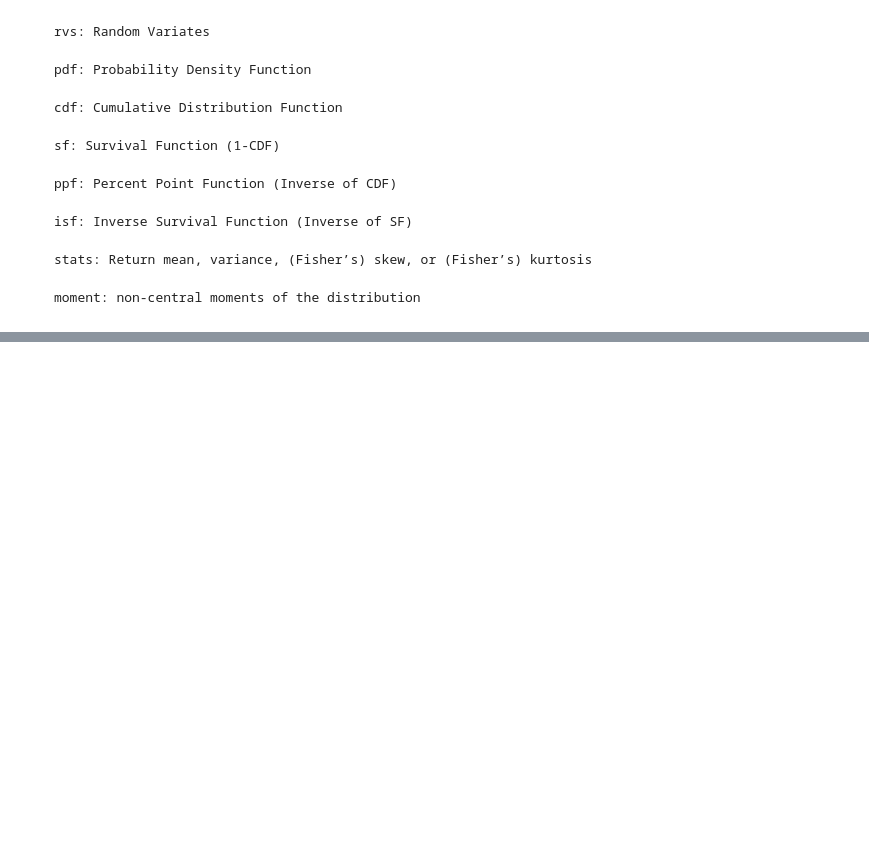
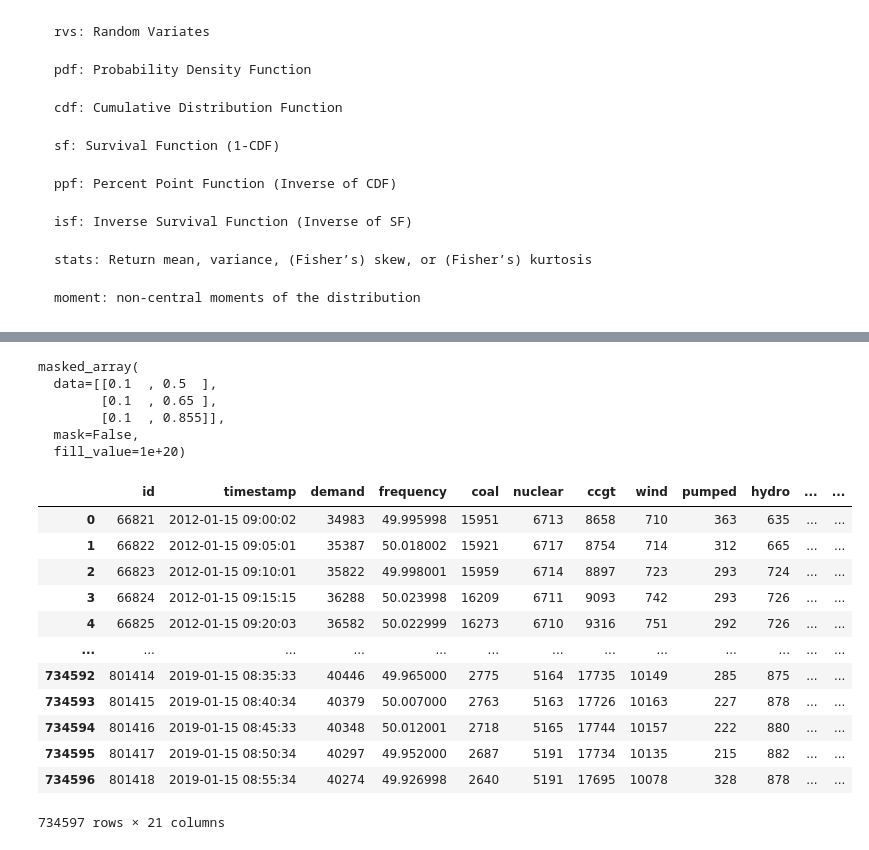
Before and after one commit to jlivsey/CenTS-pickupPy, a Jupyter notebook: python/notebooks/random-number-generation.ipynb, the cells around one changed output, grey strips where cells are left out. Saved outputs shown, nothing was run; the diff lists cells and outputs as text; code cells hidden in the pictures; blank space fills up the shorter version.

```diff
--- a/python/notebooks/random-number-generation.ipynb
+++ b/python/notebooks/random-number-generation.ipynb
@@ -111,0 +245,27 @@ array([0, 1, 0, 0, 1, 1, 0, 2, 2, 1])
+# %%
+mquantiles(dfac, axis=0, limit=(0, 1))
+# %% [output]
+masked_array(
+  data=[[0.1  , 0.5  ],
+        [0.1  , 0.65 ],
+        [0.1  , 0.855]],
+  mask=False,
+  fill_value=1e+20)
+# %%
+df_gw = pd.read_csv("C:/Users/anindya/Dropbox/census/ONS19_data/Data/Electricity/gridwatch.csv")
+# %%
+df_gw
+# %% [output]
+|  | id | timestamp | demand | frequency | coal | nuclear | ccgt | wind | pumped | hydro | ... | ... |
+| 0 | 66821 | 2012-01-15 09:00:02 | 34983 | 49.995998 | 15951 | 6713 | 8658 | 710 | 363 | 635 | ... | ... |
+| 1 | 66822 | 2012-01-15 09:05:01 | 35387 | 50.018002 | 15921 | 6717 | 8754 | 714 | 312 | 665 | ... | ... |
+| 2 | 66823 | 2012-01-15 09:10:01 | 35822 | 49.998001 | 15959 | 6714 | 8897 | 723 | 293 | 724 | ... | ... |
+| 3 | 66824 | 2012-01-15 09:15:15 | 36288 | 50.023998 | 16209 | 6711 | 9093 | 742 | 293 | 726 | ... | ... |
+| 4 | 66825 | 2012-01-15 09:20:03 | 36582 | 50.022999 | 16273 | 6710 | 9316 | 751 | 292 | 726 | ... | ... |
+| ... | ... | ... | ... | ... | ... | ... | ... | ... | ... | ... | ... | ... |
+| 734592 | 801414 | 2019-01-15 08:35:33 | 40446 | 49.965000 | 2775 | 5164 | 17735 | 10149 | 285 | 875 | ... | ... |
+| 734593 | 801415 | 2019-01-15 08:40:34 | 40379 | 50.007000 | 2763 | 5163 | 17726 | 10163 | 227 | 878 | ... | ... |
+| 734594 | 801416 | 2019-01-15 08:45:33 | 40348 | 50.012001 | 2718 | 5165 | 17744 | 10157 | 222 | 880 | ... | ... |
+| 734595 | 801417 | 2019-01-15 08:50:34 | 40297 | 49.952000 | 2687 | 5191 | 17734 | 10135 | 215 | 882 | ... | ... |
+| 734596 | 801418 | 2019-01-15 08:55:34 | 40274 | 49.926998 | 2640 | 5191 | 17695 | 10078 | 328 | 878 | ... | ... |
+734597 rows × 21 columns
```
Also changed, not shown: parts of 30 cells of this notebook.
